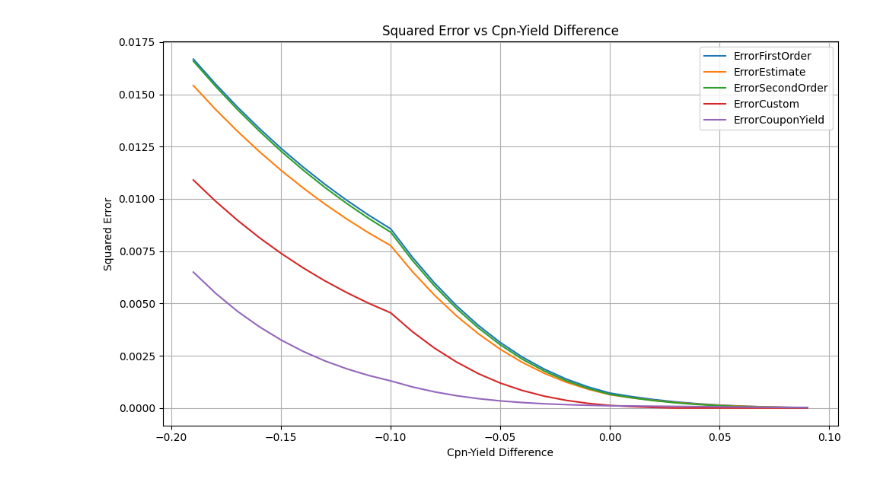
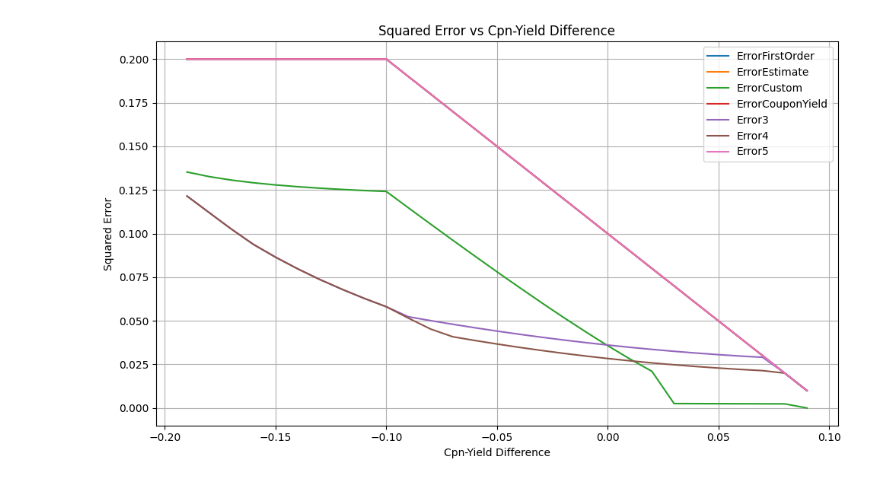
Before and after one commit to vinnyyx/NorthStarRisk-Bond-Yield, a Jupyter notebook: MyApp/display.ipynb, the cells around one changed output. Cells and saved outputs as stored; diff of their text form; code cells hidden in the pictures.

```diff
--- a/MyApp/display.ipynb
+++ b/MyApp/display.ipynb
@@ -26,6 +31,30 @@ diff_grouped = diff_df.groupby("CouponMinusYield")[
+# %%
+cols = [
+    'ErrorFirstOrder', 'ErrorEstimate',
+    'ErrorCustom', 'ErrorCouponYield',
+    'Error3', 'Error4', 'Error5'
+]
+
+expiry_grouped = (
+    expiry_df
+    .groupby('DaysToExpiry')[cols]
+    .agg(lambda x: x.abs().max())
+)
+# %%
+cols = [
+    'ErrorFirstOrder', 'ErrorEstimate',
+    'ErrorCustom', 'ErrorCouponYield',
+    'Error3', 'Error4', 'Error5'
+]
+
+diff_grouped = (
+    diff_df
+    .groupby('CouponMinusYield')[cols]
+    .agg(lambda x: x.abs().max())
+)
 # %%
 plt.figure(figsize=(10, 6))
-error_list = ["ErrorFirstOrder", "ErrorEstimate", "ErrorSecondOrder", 'ErrorCustom', 'ErrorCouponYield']
+error_list = ['ErrorCustom', 'ErrorCouponYield', 'Error3', 'Error4', 'Error5']
 
 for err in error_list:
     plt.plot(expiry_grouped.index, expiry_grouped[err], label=err)
@@ -43,17 +72,17 @@ plt.show()
 # %%
 plt.figure(figsize=(10, 6))
-error_list = ["ErrorFirstOrder", "ErrorEstimate", "ErrorSecondOrder", 'ErrorCustom', 'ErrorCouponYield']
+error_list = ["ErrorFirstOrder", "ErrorEstimate", 'ErrorCustom', 'ErrorCouponYield', 'Error3', 'Error4', 'Error5']
 
 for err in error_list:
     plt.plot(diff_grouped.index, diff_grouped[err], label=err)
 
 plt.xlabel("Cpn-Yield Difference")
 plt.ylabel("Squared Error")
 plt.title("Squared Error vs Cpn-Yield Difference")
 
 plt.legend()
 plt.grid(True)
 plt.tight_layout()
 plt.show()
 # %% [output]
-[figure, old version]
+[figure, new version]
```
Also changed, not shown: parts of 5 cells of this notebook, 14 other files.
